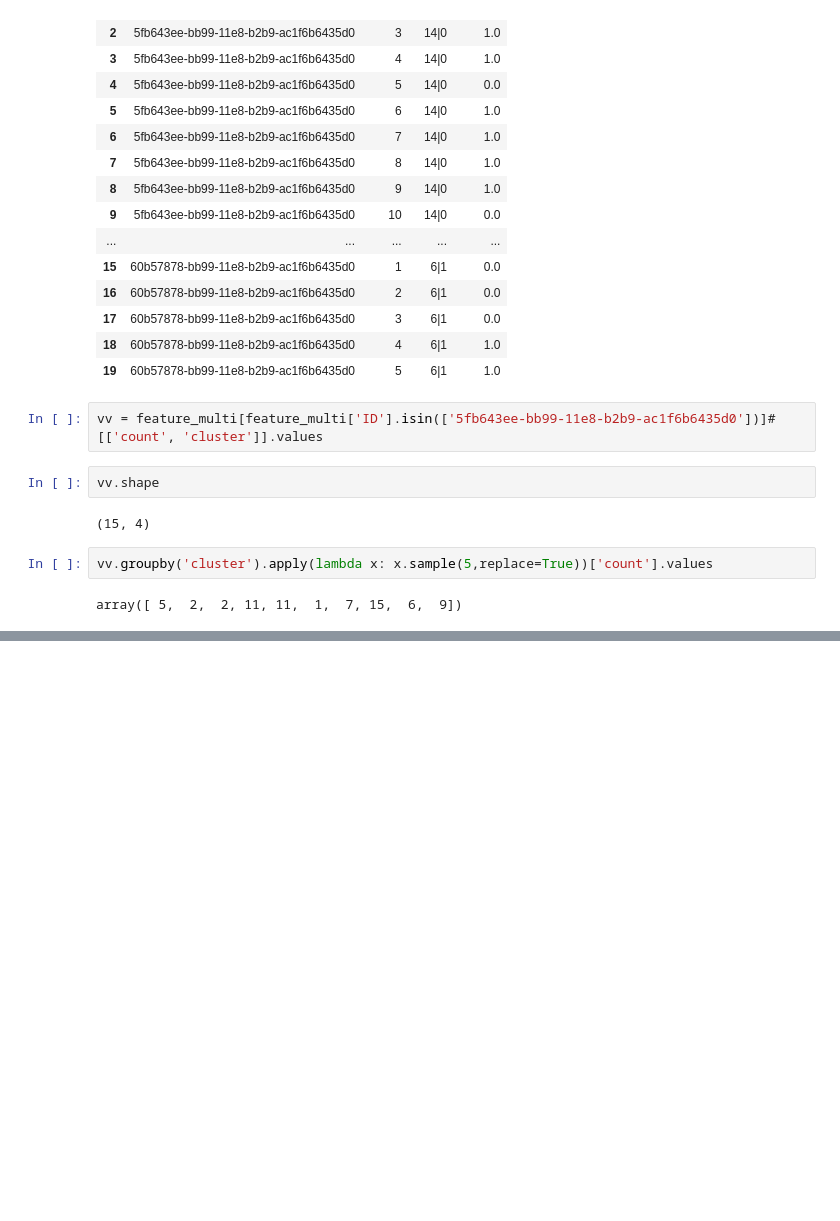
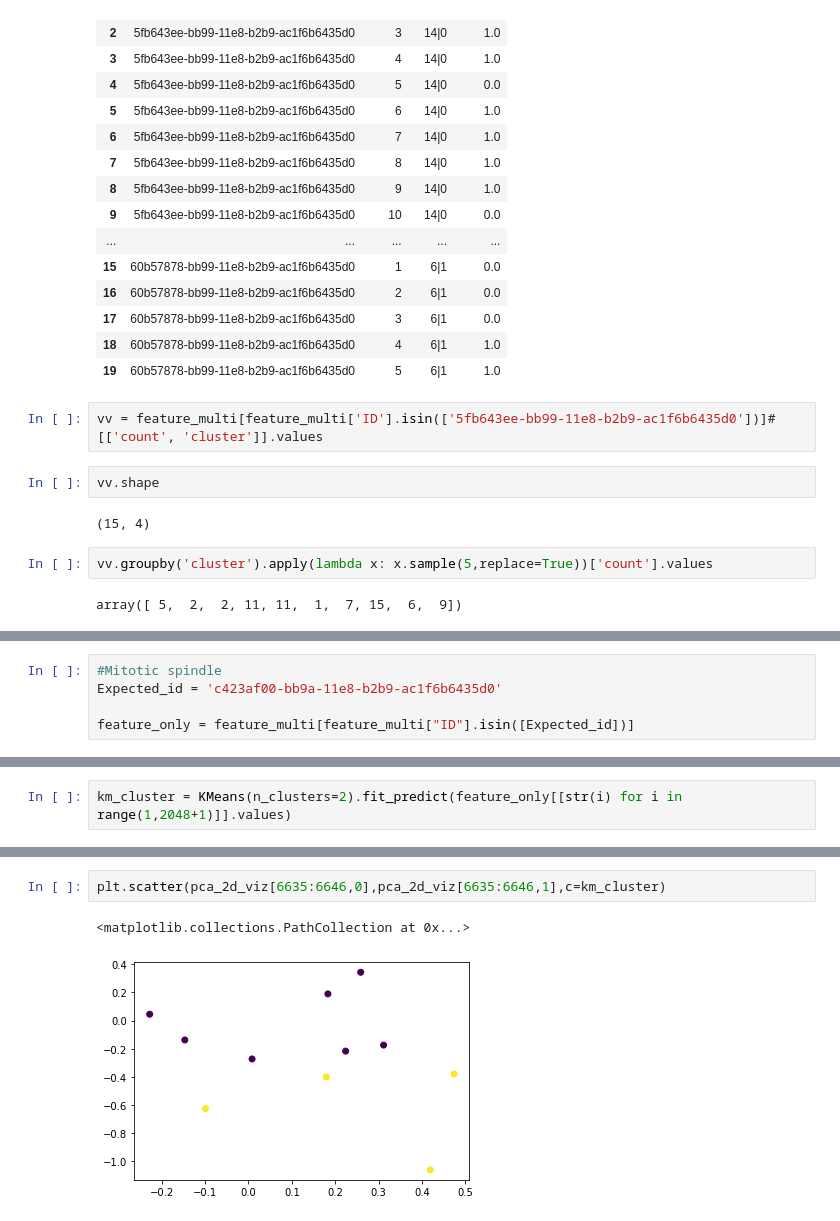
Before and after one commit to yuvaramsingh94/human_protein_atlas, a Jupyter notebook: code/feature_extractor.ipynb, the cells around one changed output, grey strips where cells are left out. Saved outputs shown, nothing was run; the diff lists cells and outputs as text; blank space fills up the shorter version.

```diff
--- a/code/feature_extractor.ipynb
+++ b/code/feature_extractor.ipynb
@@ -367,0 +380,5 @@ array([ 5,  2,  2, 11, 11,  1,  7, 15,  6,  9])
+# %%
+#Mitotic spindle
+Expected_id = 'c423af00-bb9a-11e8-b2b9-ac1f6b6435d0'
+
+feature_only = feature_multi[feature_multi["ID"].isin([Expected_id])]
@@ -367,0 +408,2 @@ array([ 5,  2,  2, 11, 11,  1,  7, 15,  6,  9])
+# %%
+km_cluster = KMeans(n_clusters=2).fit_predict(feature_only[[str(i) for i in range(1,2048+1)]].values)
@@ -367,0 +426,5 @@ array([ 5,  2,  2, 11, 11,  1,  7, 15,  6,  9])
+# %%
+plt.scatter(pca_2d_viz[6635:6646,0],pca_2d_viz[6635:6646,1],c=km_cluster)
+# %% [output]
+<matplotlib.collections.PathCollection at 0x...>
+[figure, added]
```
Also changed, not shown: parts of 9 cells of this notebook, 6 other files.
